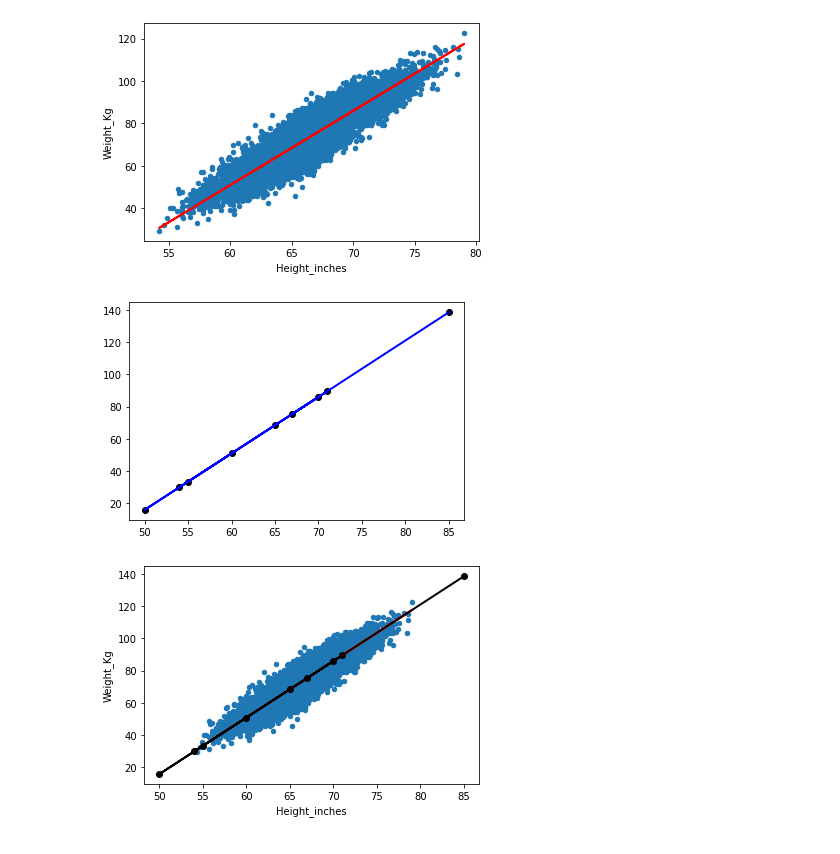
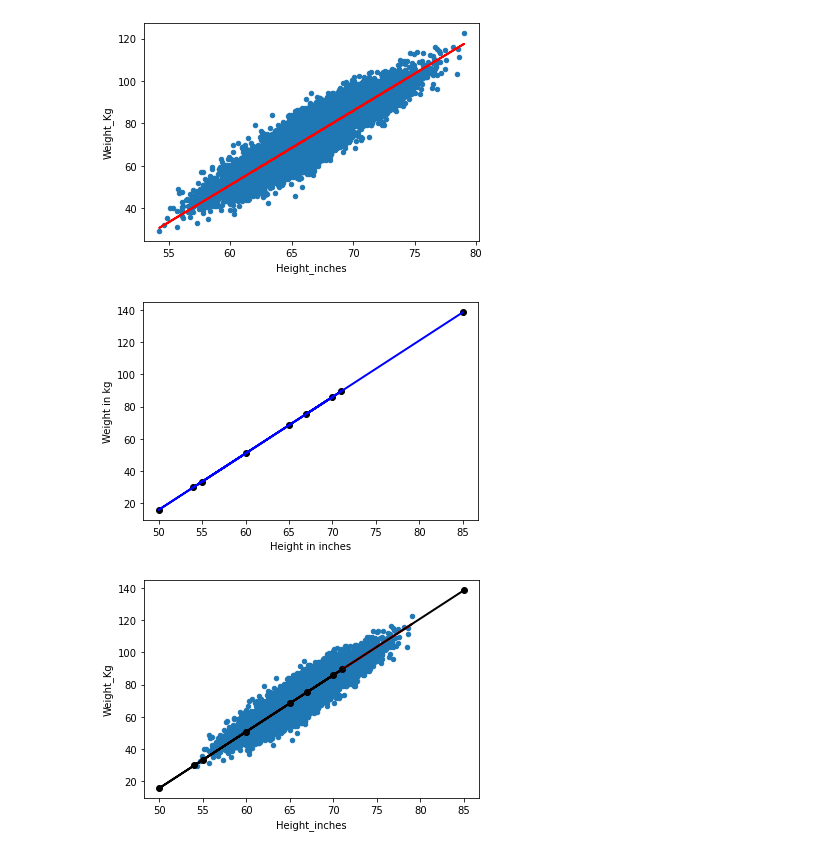
Before and after one commit to shelvi31/Prediction-of-Weight-Linear-Regression, a Jupyter notebook: PredictingWeightByHeight_Linear Regression.py.ipynb, the cells around one changed output. Drawn from its saved outputs; the diff is of its cells as text; code cells hidden in the pictures.

```diff
--- a/PredictingWeightByHeight_Linear Regression.py.ipynb
+++ b/PredictingWeightByHeight_Linear Regression.py.ipynb
@@ -188,9 +187,11 @@ plt.plot(Height,model.predict(Height),color="red",linewidth=2);
 # %%
 #Visuaizing the results for our sample data
 plt.scatter(X,Y,color="black");
+plt.xlabel("Height in inches")
+plt.ylabel("Weight in kg")
 plt.plot(X,Y,color="blue",linewidth=2);
 # %% [output]
-[figure, old version]
+[figure, new version]
 # %%
 #Visualizing Combined Result
 
```
Also changed, not shown: parts of 1 cell of this notebook.
